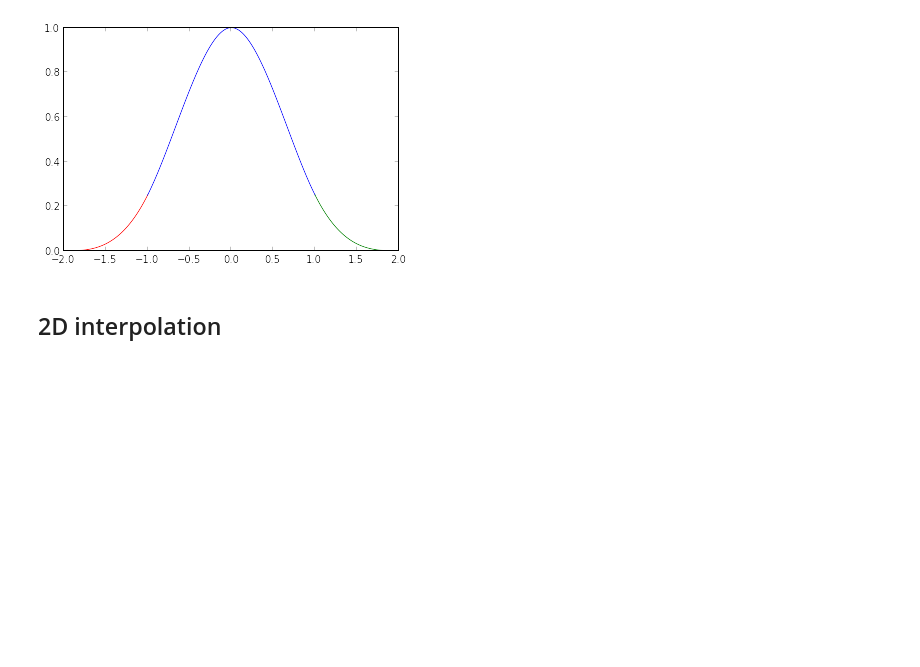
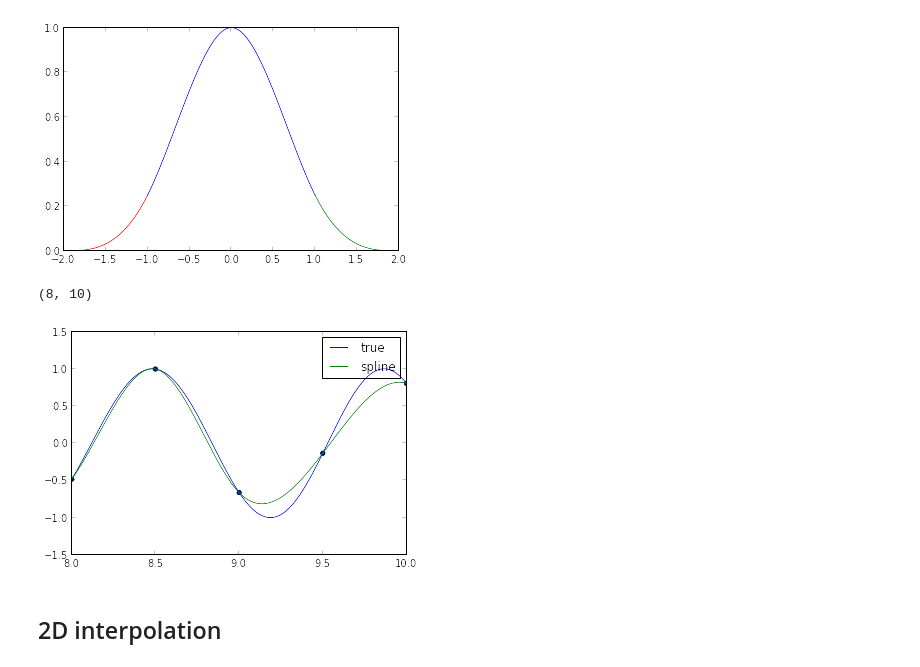
Before and after one commit to Dan08/MetodosComputacionales, a Jupyter notebook: notes/07.Interpolation/interpolation.ipynb, the cells around one changed output. Saved outputs shown, nothing was run; the diff lists cells and outputs as text; code cells hidden in the pictures; blank space fills up the shorter version.

Commit message:
spline example

```diff
--- a/notes/07.Interpolation/interpolation.ipynb
+++ b/notes/07.Interpolation/interpolation.ipynb
@@ -177,6 +177,18 @@ plot(x3,y3, color='green')
 # %% [output]
 [<matplotlib.lines.Line2D at 0x...>]
 [figure]
+# %%
+#this is how a spline is used in numpy
+tck  = interpolate.splrep(x, y)
+y_spline = interpolate.splev(x_true,tck)
+scatter(x,y)
+plot(x_true, y_true)
+plot(x_true, y_spline)
+legend(['true', 'spline'])
+xlim(8,10)
+# %% [output]
+(8, 10)
+[figure, added]
 # %% [markdown]
 ## 2D interpolation
 # %%
```
Also changed, not shown: parts of 10 cells of this notebook.
